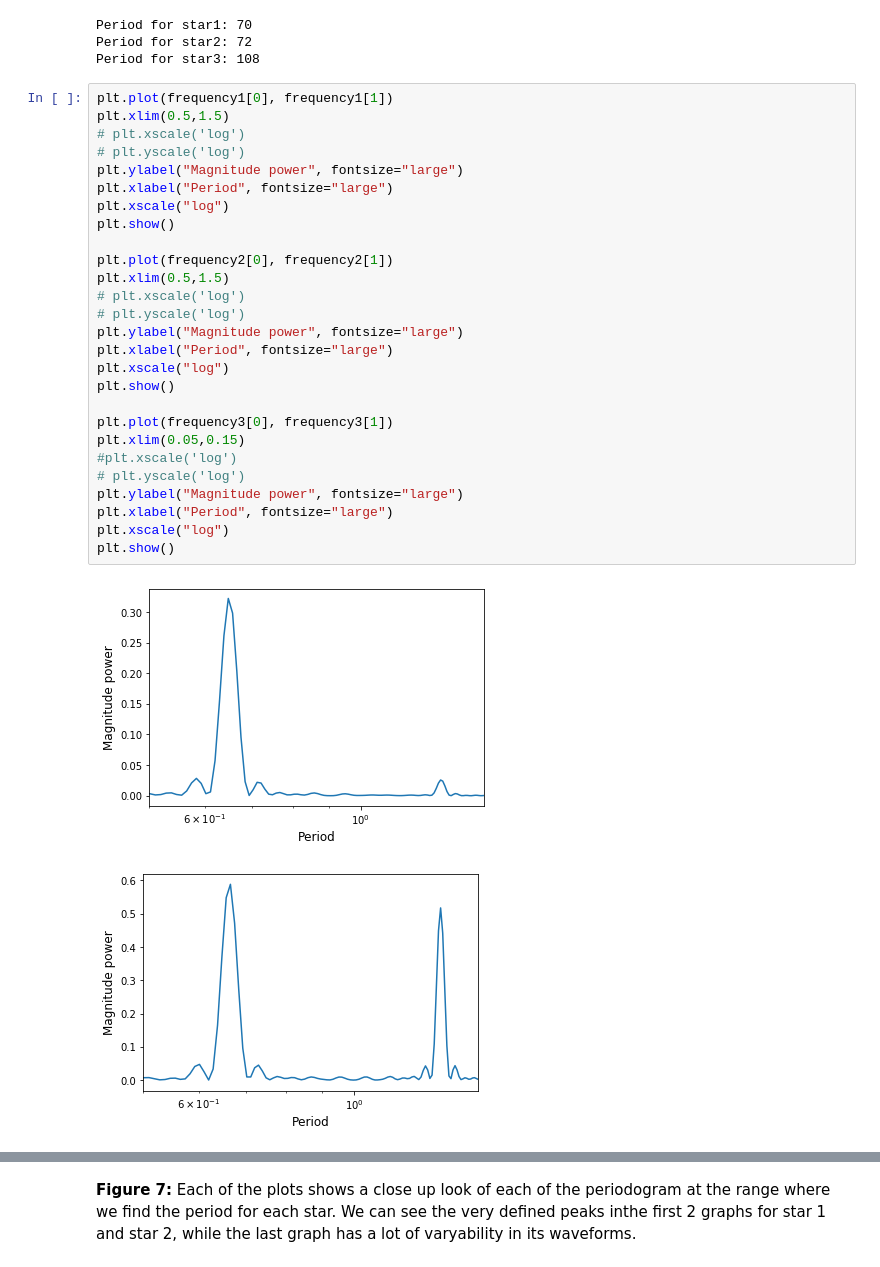
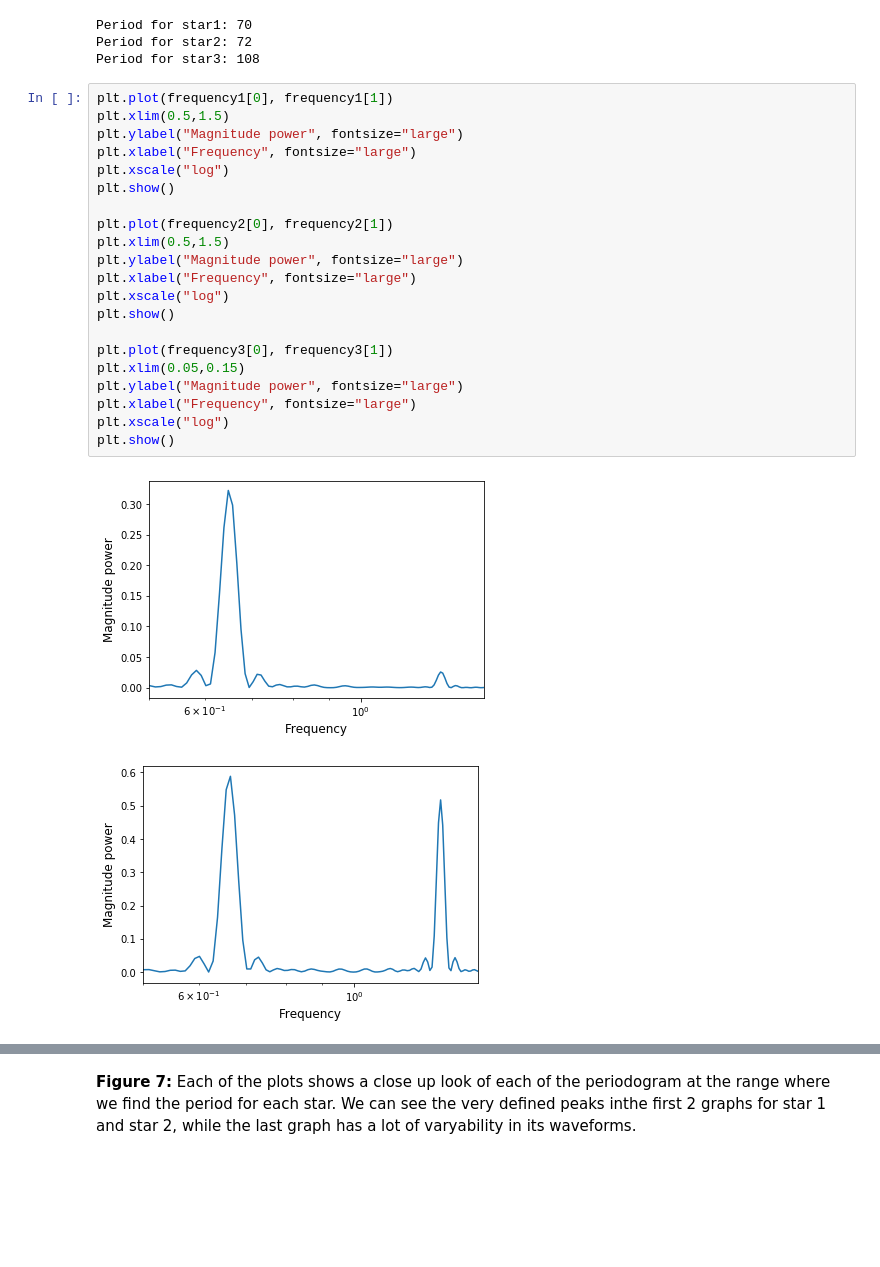
Before and after one commit to vicaleram/DSPS_VRamirez, a Jupyter notebook: HW11/TESSLightcurve.ipynb, the cells around one changed output, grey strips where cells are left out. Saved outputs shown, nothing was run; the diff lists cells and outputs as text; blank space fills up the shorter version.

```diff
--- a/HW11/TESSLightcurve.ipynb
+++ b/HW11/TESSLightcurve.ipynb
@@ -138,30 +138,24 @@ Period for star3: 108
 # %%
 plt.plot(frequency1[0], frequency1[1])
 plt.xlim(0.5,1.5)
-# plt.xscale('log')
-# plt.yscale('log')
 plt.ylabel("Magnitude power", fontsize="large")
-plt.xlabel("Period", fontsize="large")
+plt.xlabel("Frequency", fontsize="large")
 plt.xscale("log")
 plt.show()
 
 plt.plot(frequency2[0], frequency2[1])
 plt.xlim(0.5,1.5)
-# plt.xscale('log')
-# plt.yscale('log')
 plt.ylabel("Magnitude power", fontsize="large")
-plt.xlabel("Period", fontsize="large")
+plt.xlabel("Frequency", fontsize="large")
 plt.xscale("log")
 plt.show()
 
 plt.plot(frequency3[0], frequency3[1])
 plt.xlim(0.05,0.15)
-#plt.xscale('log')
-# plt.yscale('log')
 plt.ylabel("Magnitude power", fontsize="large")
-plt.xlabel("Period", fontsize="large")
+plt.xlabel("Frequency", fontsize="large")
 plt.xscale("log")
 plt.show()
 # %% [output]
-[figure, old version]
+[figure, new version]
-[figure, old version]
+[figure, new version]
```
Also changed, not shown: parts of 7 cells of this notebook.
